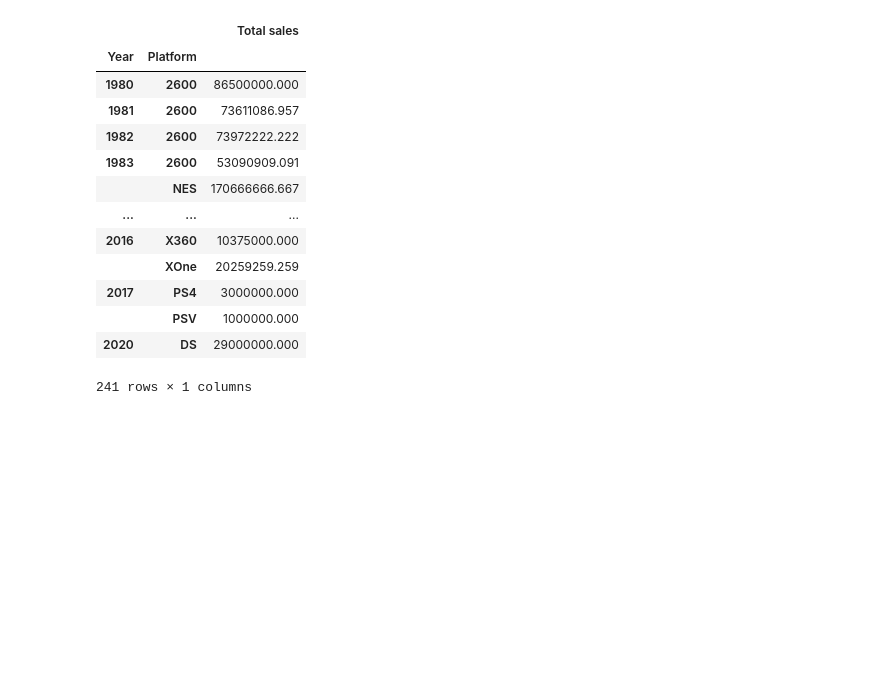
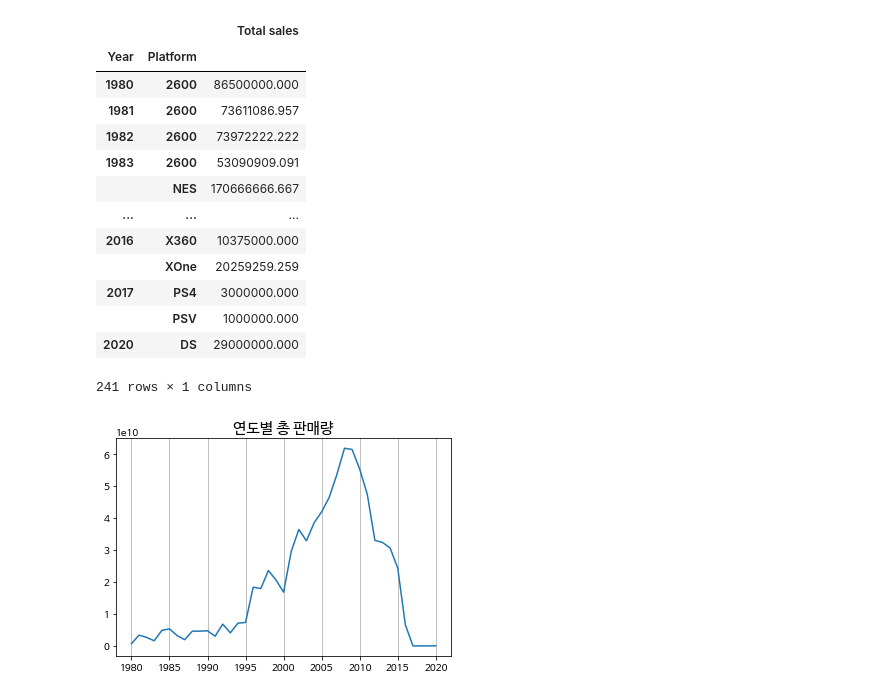
Before and after one commit to severancej/colorful_project, a Jupyter notebook: AI_14_장지은_Section1.ipynb, the cells around one changed output. Cells and saved outputs as stored; diff of their text form; code cells hidden in the pictures; blank space fills up the shorter version.

```diff
--- a/AI_14_장지은_Section1.ipynb
+++ b/AI_14_장지은_Section1.ipynb
@@ -589,0 +643,8 @@ df4.to_csv("./df4.csv", index=True)
+# %%
+# 연도별 총 출고량 시각화
+plt.plot(df2.groupby('Year')['Total sales'].sum())
+plt.title(str("연도별 총 판매량"),fontsize=15)
+plt.grid(axis='x')
+plt.show()
+# %% [output]
+[figure, added]
```
Also changed, not shown: parts of 17 cells of this notebook.
